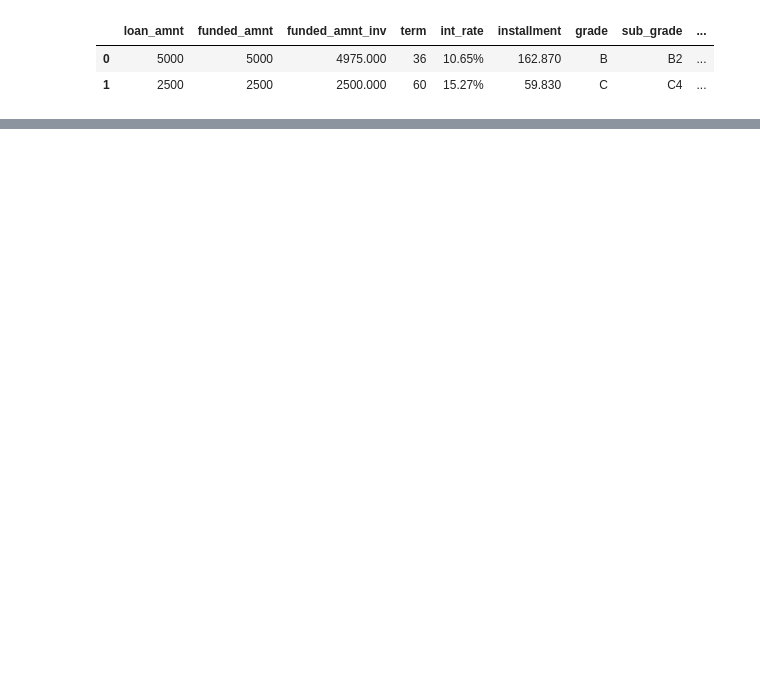
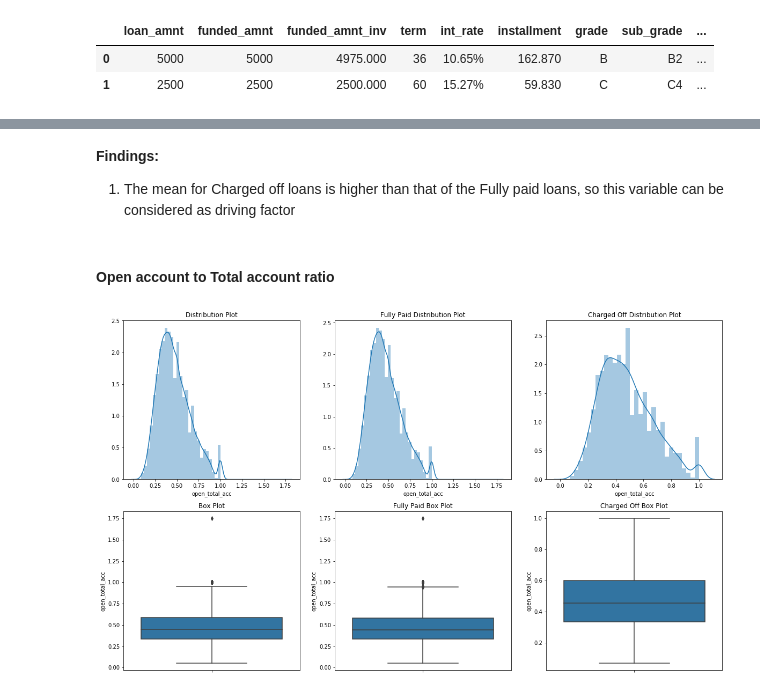
Before and after one commit to AshishVeera/Lending_Club_CaseStudy, a Jupyter notebook: Lending_Casestudy.ipynb, the cells around one changed output, grey strips where cells are left out. Drawn from its saved outputs; the diff is of its cells as text; code cells hidden in the pictures; blank space fills up the shorter version.

```diff
--- a/Lending_Casestudy.ipynb
+++ b/Lending_Casestudy.ipynb
@@ -248,0 +363,9 @@ loan_clean.head(2)
+# %% [markdown]
+**Findings:**
+1. The mean for Charged off loans is higher than that of the Fully paid loans, so this variable can be considered as driving factor
+# %% [markdown]
+#### Open account to Total account ratio
+# %%
+plot_univariate_vs_loan_status(vtype = 'continuous', col='open_total_acc')
+# %% [output]
+[figure, added]
```
Also changed, not shown: parts of 165 cells of this notebook.
